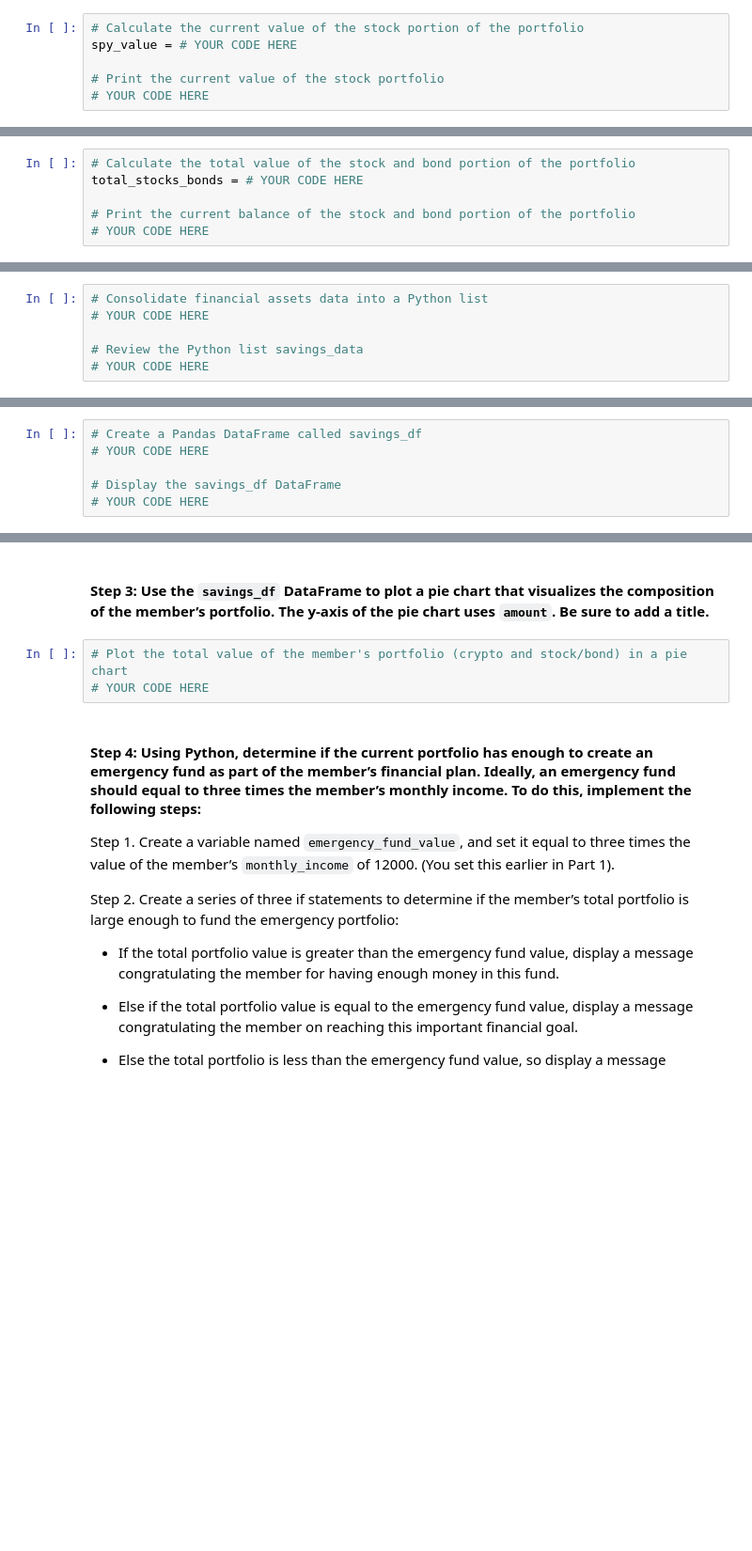
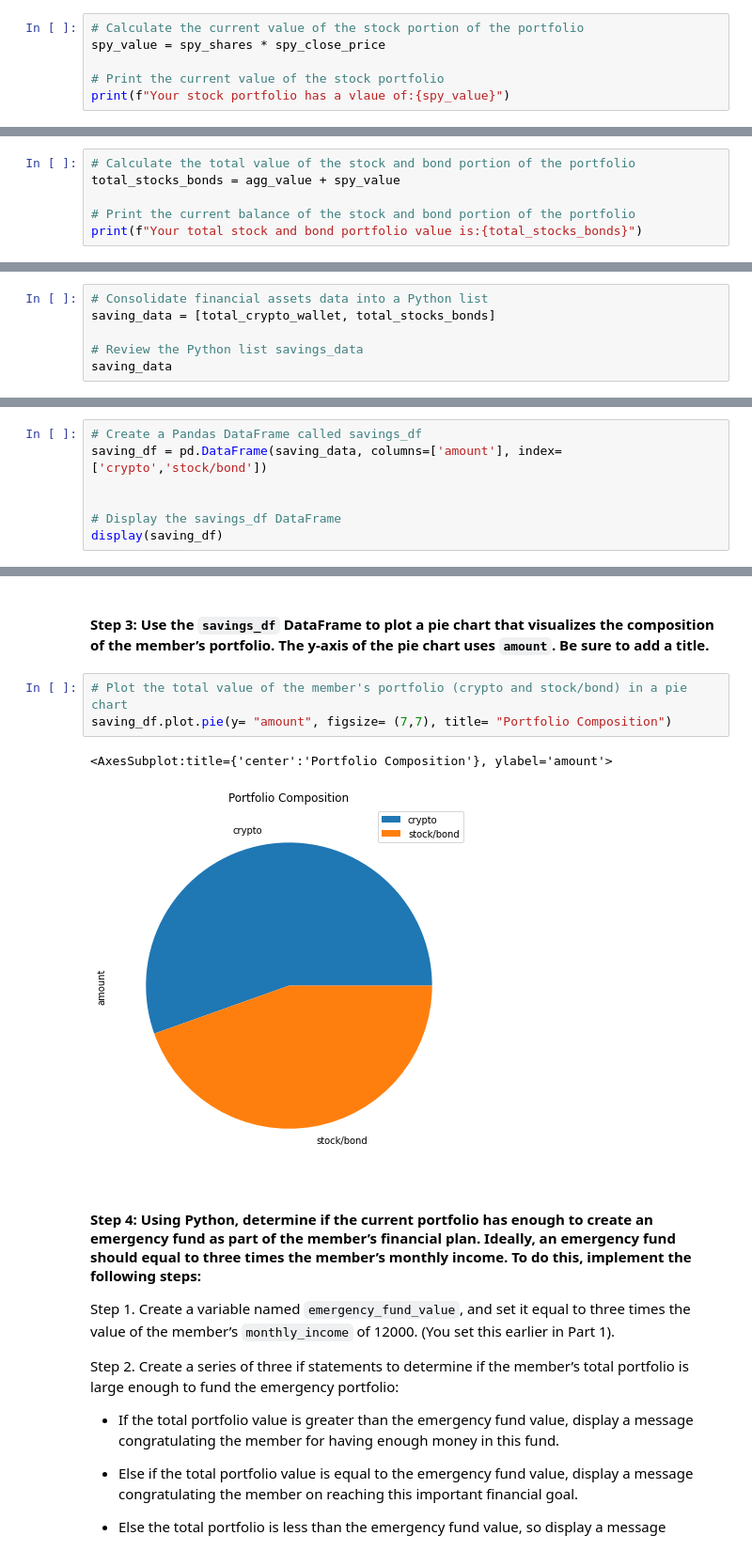
Before and after one commit to stefimaz/Fintech_Database, a Jupyter notebook: Challenge5/financial_planning_tools.ipynb, the cells around one changed output, grey strips where cells are left out. Shown at 94% size. Cells and saved outputs as stored; diff of their text form; blank space fills up the shorter version.

```diff
--- a/Challenge5/financial_planning_tools.ipynb
+++ b/Challenge5/financial_planning_tools.ipynb
@@ -249,6 +260,6 @@ agg_value = # YOUR CODE HERE
 # %%
 # Calculate the current value of the stock portion of the portfolio
-spy_value = # YOUR CODE HERE
+spy_value = spy_shares * spy_close_price
 
 # Print the current value of the stock portfolio
-# YOUR CODE HERE
+print(f"Your stock portfolio has a vlaue of:{spy_value}")
@@ -255,6 +268,6 @@ spy_value = # YOUR CODE HERE
 # %%
 # Calculate the total value of the stock and bond portion of the portfolio
-total_stocks_bonds = # YOUR CODE HERE
+total_stocks_bonds = agg_value + spy_value
 
 # Print the current balance of the stock and bond portion of the portfolio
-# YOUR CODE HERE
+print(f"Your total stock and bond portfolio value is:{total_stocks_bonds}")
@@ -297,7 +314,7 @@ In this section, you’ll use the valuations for the cryptocurrency wallet and f
 #### Step 1: Create a Python list named `savings_data` that has two elements. The first element contains the total value of the cryptocurrency wallet. The second element contains the total value of the stock and bond portions of the portfolio.
 # %%
 # Consolidate financial assets data into a Python list
-# YOUR CODE HERE
+saving_data = [total_crypto_wallet, total_stocks_bonds]
 
 # Review the Python list savings_data
-# YOUR CODE HERE
+saving_data
@@ -311,7 +330,8 @@ In this section, you’ll use the valuations for the cryptocurrency wallet and f
 - `index`: Set this parameter equal to a Python list with the values of `crypto` and `stock/bond`.
 # %%
 # Create a Pandas DataFrame called savings_df
-# YOUR CODE HERE
+saving_df = pd.DataFrame(saving_data, columns=['amount'], index=['crypto','stock/bond'])
+
 
 # Display the savings_df DataFrame
-# YOUR CODE HERE
+display(saving_df)
@@ -319,7 +343,10 @@ In this section, you’ll use the valuations for the cryptocurrency wallet and f
 #### Step 3: Use the `savings_df` DataFrame to plot a pie chart that visualizes the composition of the member’s portfolio. The y-axis of the pie chart uses `amount`. Be sure to add a title.
 # %%
 # Plot the total value of the member's portfolio (crypto and stock/bond) in a pie chart
-# YOUR CODE HERE
+saving_df.plot.pie(y= "amount", figsize= (7,7), title= "Portfolio Composition")
+# %% [output]
+<AxesSubplot:title={'center':'Portfolio Composition'}, ylabel='amount'>
+[figure, added]
 # %% [markdown]
 #### Step 4: Using Python, determine if the current portfolio has enough to create an emergency fund as part of the member’s financial plan. Ideally, an emergency fund should equal to three times the member’s monthly income. To do this, implement the following steps:
 
```
Also changed, not shown: parts of 19 cells of this notebook, 2 other files.
